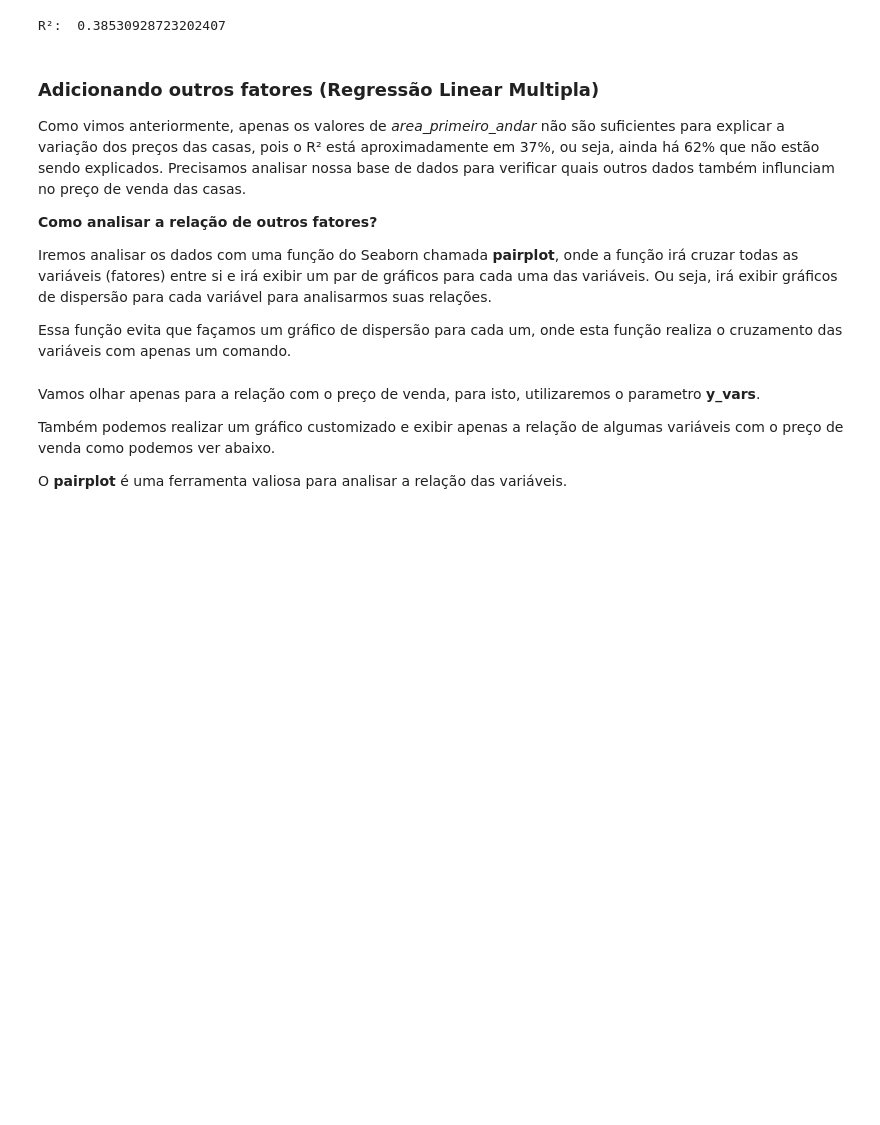
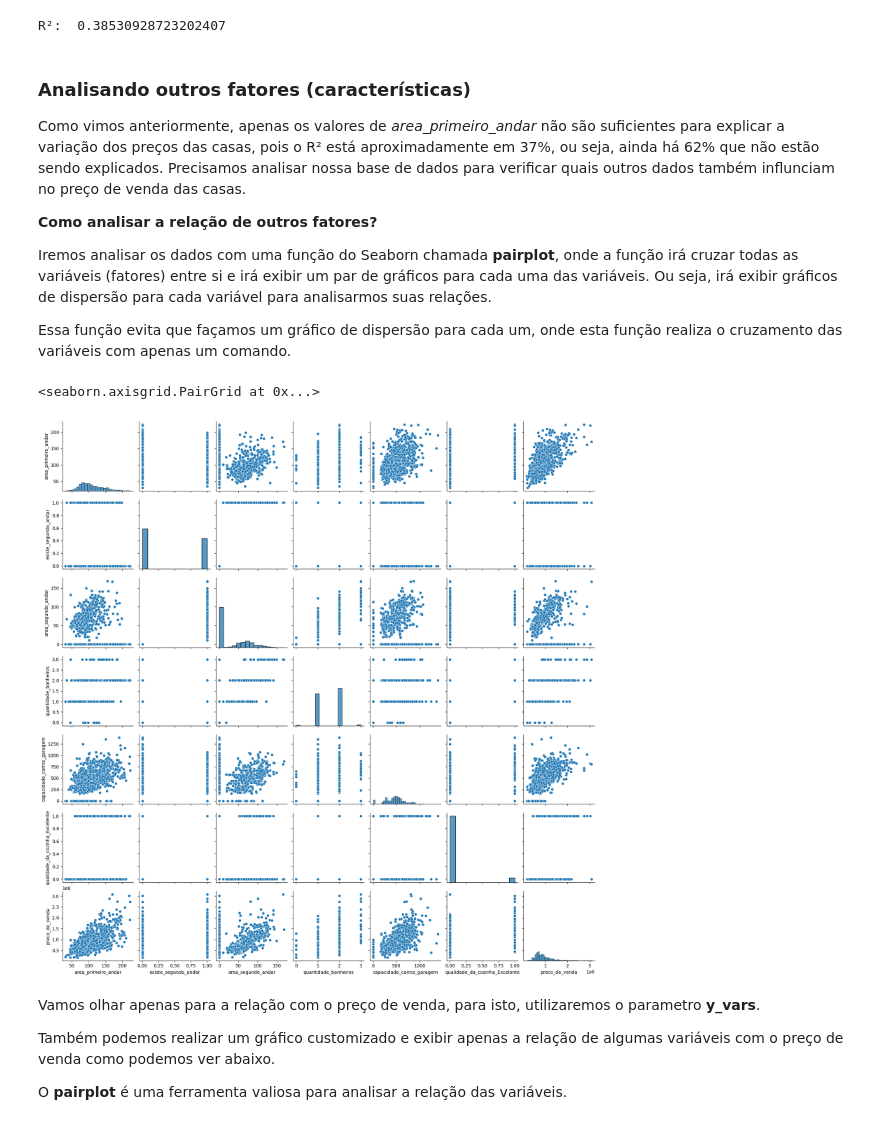
Before and after one commit to DiogoBotton/Python_Data_Analysis, a Jupyter notebook: Regressao_Linear/preco_imoveis_utilizando_regressão_linear.ipynb, the cells around one changed output. Saved outputs shown, nothing was run; the diff lists cells and outputs as text; code cells hidden in the pictures; blank space fills up the shorter version.

```diff
--- a/Regressao_Linear/exploratory_analysis.ipynb
+++ b/Regressao_Linear/preco_imoveis_utilizando_regressão_linear.ipynb
@@ -271,7 +271,7 @@ print('R²: ', r2)
 # %% [output]
 R²:  0.38530928723202407
 # %% [markdown]
-### Adicionando outros fatores **(Regressão Linear Multipla)**
+### Analisando outros fatores (características)
 
 Como vimos anteriormente, apenas os valores de *area_primeiro_andar* não são suficientes para explicar a variação dos preços das casas, pois o R² está aproximadamente em 37%, ou seja, ainda há 62% que não estão sendo explicados. Precisamos analisar nossa base de dados para verificar quais outros dados também influnciam no preço de venda das casas.
 
@@ -282,7 +282,11 @@ Iremos analisar os dados com uma função do Seaborn chamada **pairplot**, onde
 Essa função evita que façamos um gráfico de dispersão para cada um, onde esta função realiza o cruzamento das variáveis com apenas um comando.
 # %%
 # Quais outras características poderiam explicar o preço dos imóveis?
-#sns.pairplot(df)
+# Está função pode demorar um pouco, pois realiza o cruzamento para cada uma das variáveis
+sns.pairplot(df)
+# %% [output]
+<seaborn.axisgrid.PairGrid at 0x...>
+[figure, added]
 # %% [markdown]
 Vamos olhar apenas para a relação com o preço de venda, para isto, utilizaremos o parametro **y_vars**.
 
```
Also changed, not shown: parts of 11 cells of this notebook, 2 other files.
